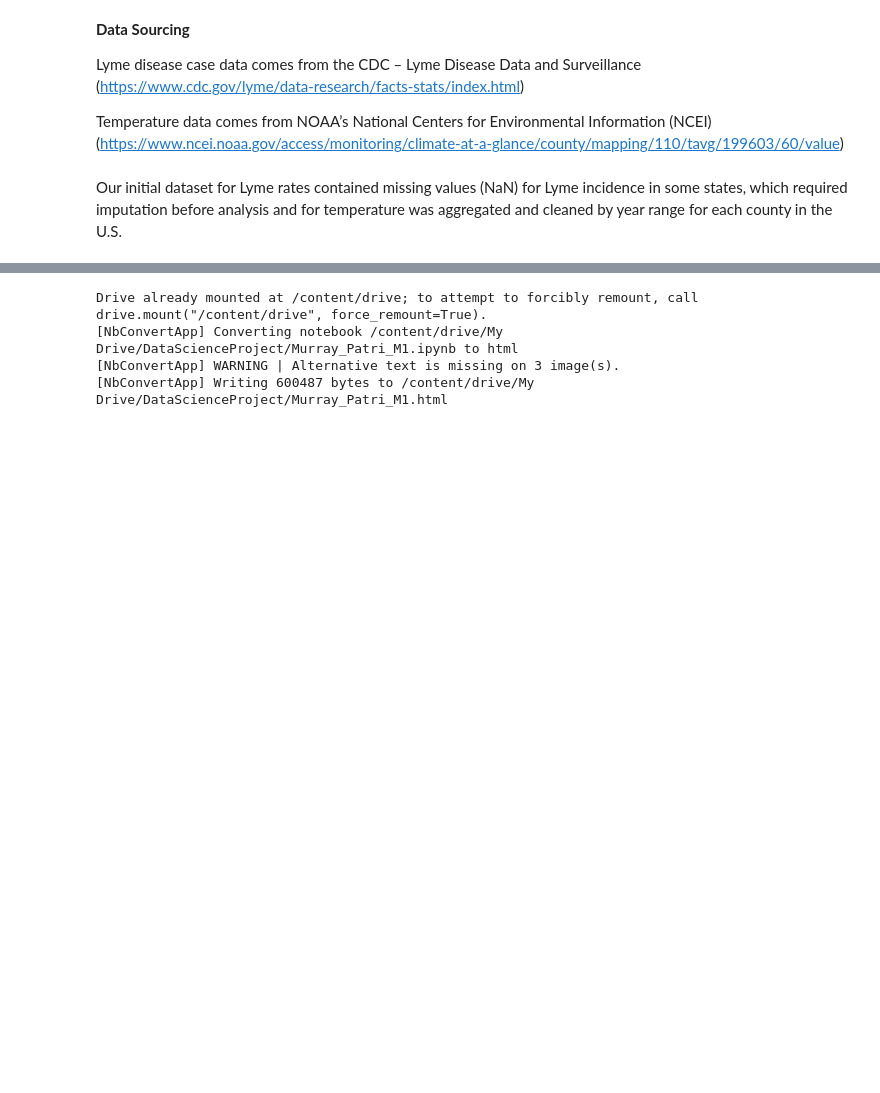
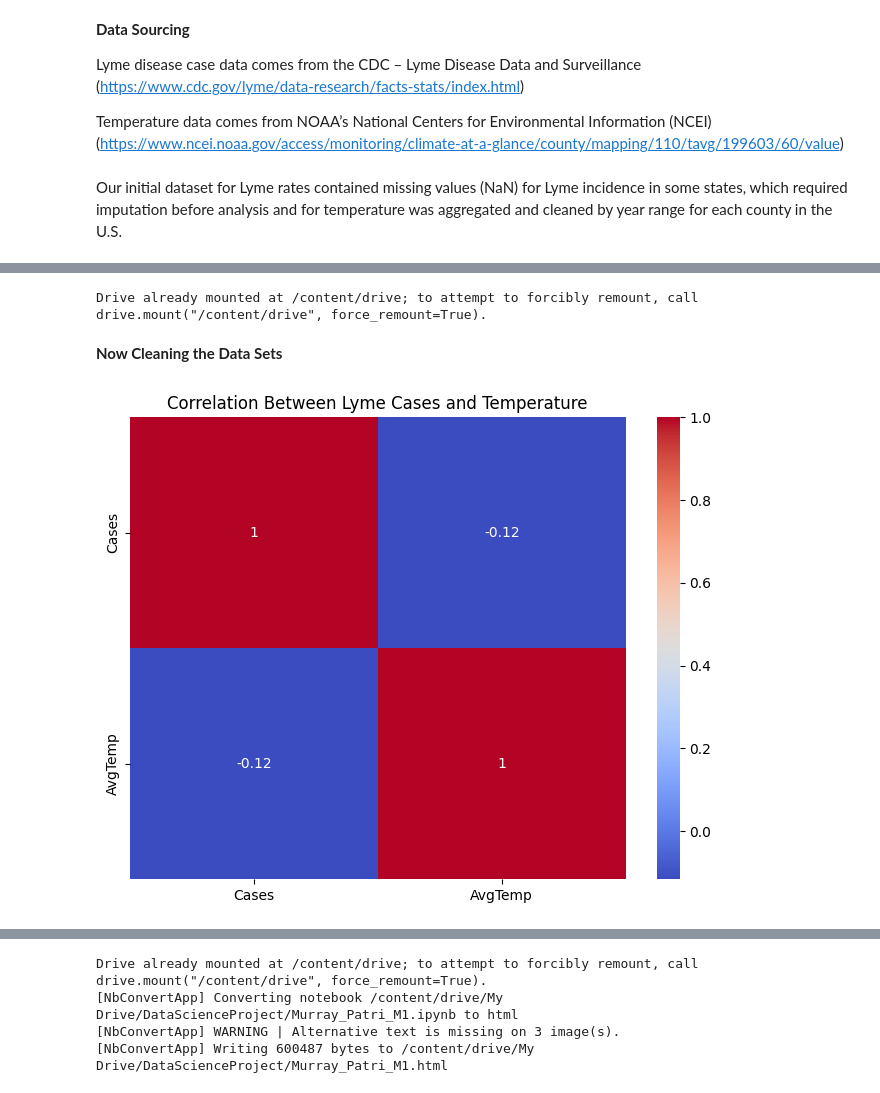
Before and after one commit to mayapatri/mayapatri.github.io, a Jupyter notebook: Murray_Patri_M2.ipynb, the cells around one changed output, grey strips where cells are left out. Saved outputs shown, nothing was run; the diff lists cells and outputs as text; code cells hidden in the pictures; blank space fills up the shorter version.

```diff
--- a/Murray_Patri_M2.ipynb
+++ b/Murray_Patri_M2.ipynb
@@ -237,0 +34,25 @@ Top 5 States: Strongest Negative Relationship Between Temp and Cases
+# %%
+import pandas as pd
+import numpy as np
+import matplotlib.pyplot as plt
+import seaborn as sns
+import statsmodels.api as sm
+
+# Mount Google Drive
+from google.colab import drive
+drive.mount('/content/drive')
+
+# Load datasets
+MERGED_df = pd.read_csv("/content/drive/MyDrive/DataScienceProject/MERGED.csv")
+# %% [output]
+Drive already mounted at /content/drive; to attempt to forcibly remount, call drive.mount("/content/drive", force_remount=True).
+# %% [markdown]
+**Now Cleaning the Data Sets**
+# %%
+# Correlation heatmap
+plt.figure(figsize=(8,6))
+sns.heatmap(MERGED_df[['Cases', 'AvgTemp']].corr(), annot=True, cmap='coolwarm')
+plt.title('Correlation Between Lyme Cases and Temperature')
+plt.show()
+# %% [output]
+[figure, added]
```
Also changed, not shown: parts of 9 cells of this notebook.
